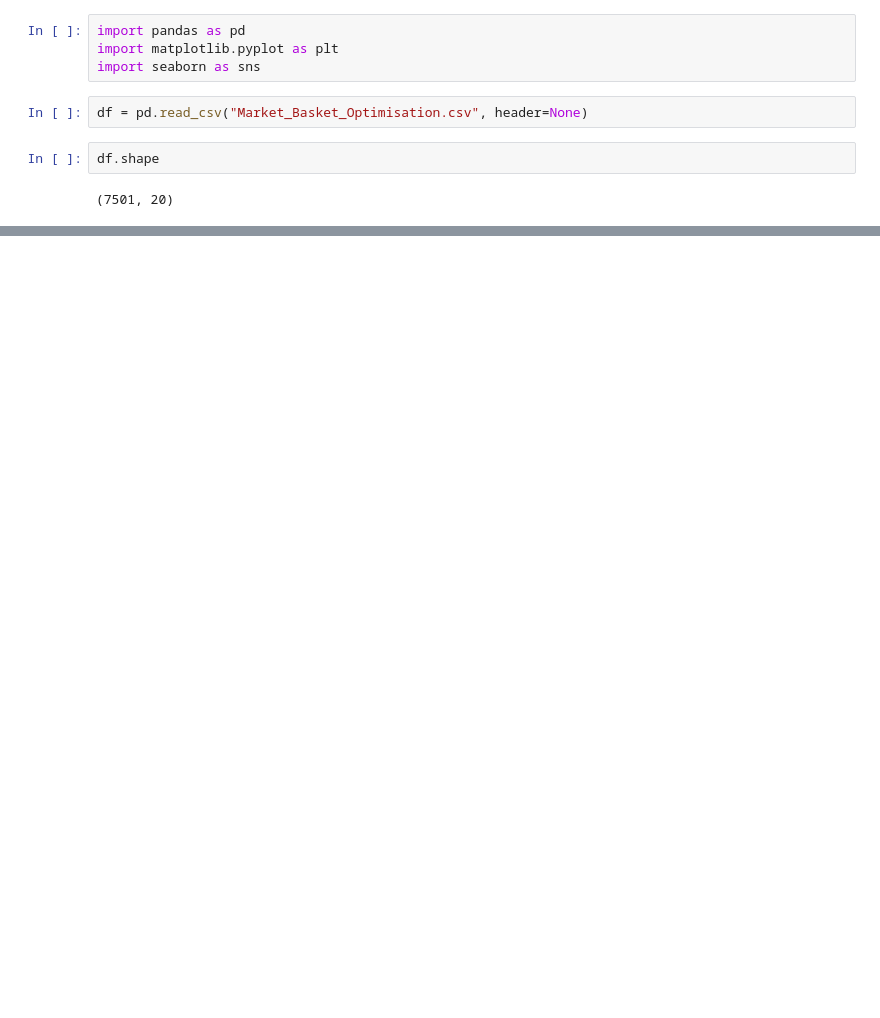
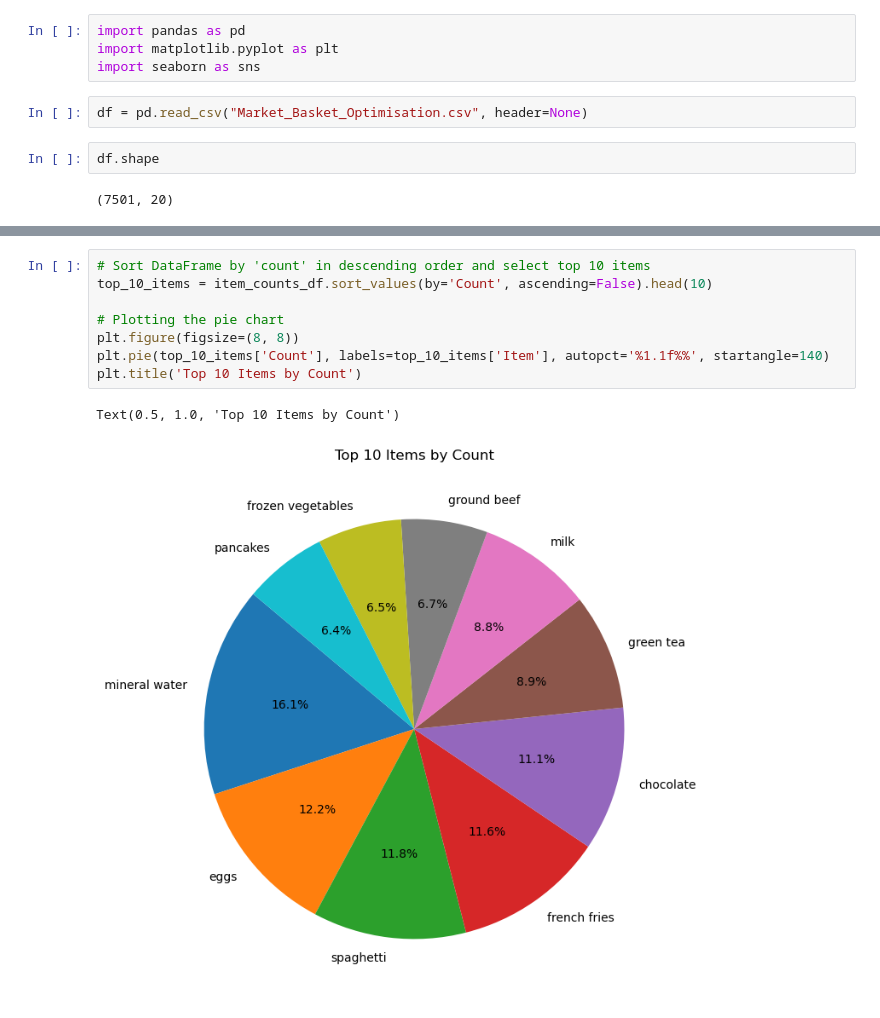
Before and after one commit to alex-kh465/ML_labs, a Jupyter notebook: Lab3/2448507_Lab_3.ipynb, the cells around one changed output, grey strips where cells are left out. Cells and saved outputs as stored; diff of their text form; blank space fills up the shorter version.

```diff
--- a/Lab3/2448507_Lab_3.ipynb
+++ b/Lab3/2448507_Lab_3.ipynb
@@ -42,0 +113,11 @@ basket = transactions.applymap(encode)
+# %%
+# Sort DataFrame by 'count' in descending order and select top 10 items
+top_10_items = item_counts_df.sort_values(by='Count', ascending=False).head(10)
+
+# Plotting the pie chart
+plt.figure(figsize=(8, 8))
+plt.pie(top_10_items['Count'], labels=top_10_items['Item'], autopct='%1.1f%%', startangle=140)
+plt.title('Top 10 Items by Count')
+# %% [output]
+Text(0.5, 1.0, 'Top 10 Items by Count')
+[figure, added]
```
Also changed, not shown: parts of 11 cells of this notebook, 1 other file.
